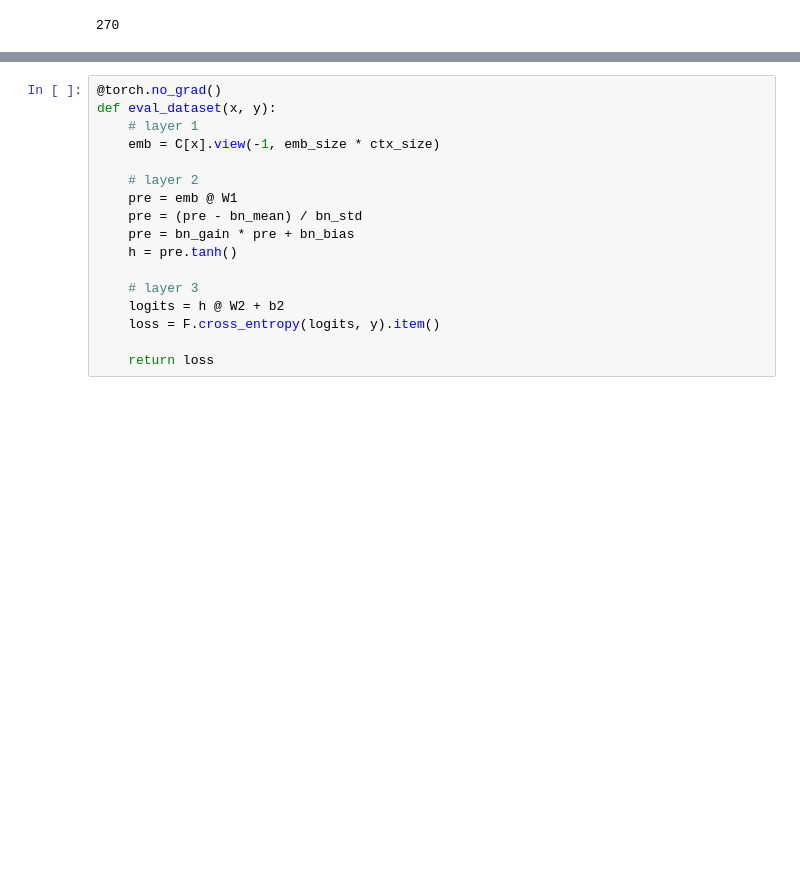
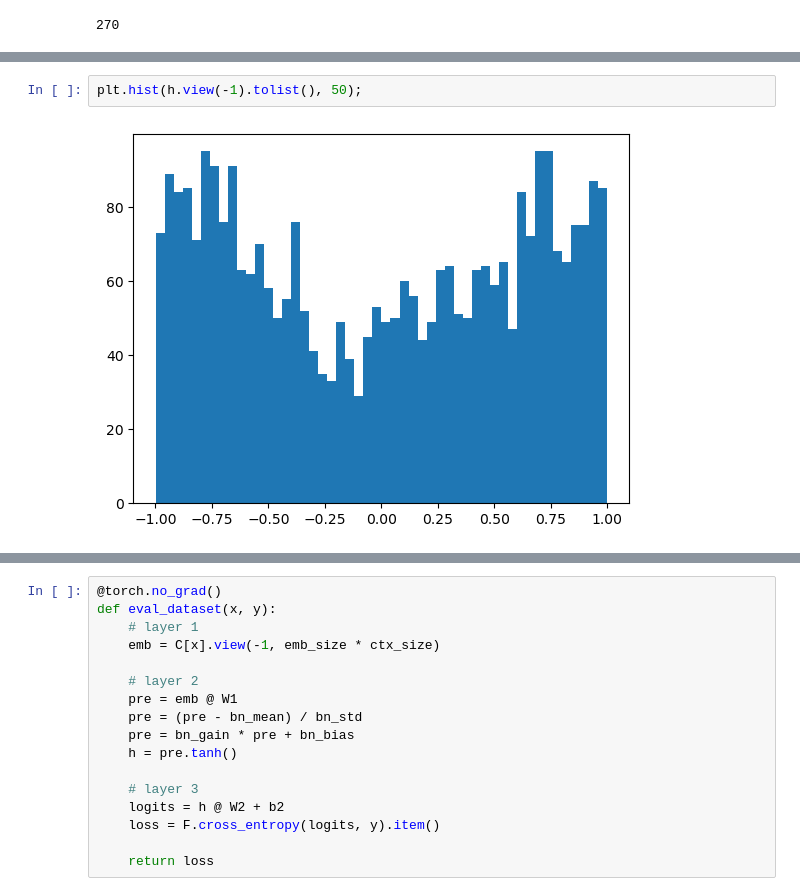
Before and after one commit to stkao05/makemore, a Jupyter notebook: mlp.ipynb, the cells around one changed output, grey strips where cells are left out. Cells and saved outputs as stored; diff of their text form; blank space fills up the shorter version.

```diff
--- a/mlp.ipynb
+++ b/mlp.ipynb
@@ -206,0 +180,4 @@ plt.plot(history);
+# %%
+plt.hist(h.view(-1).tolist(), 50);
+# %% [output]
+[figure, added]
```
Also changed, not shown: parts of 4 cells of this notebook.
